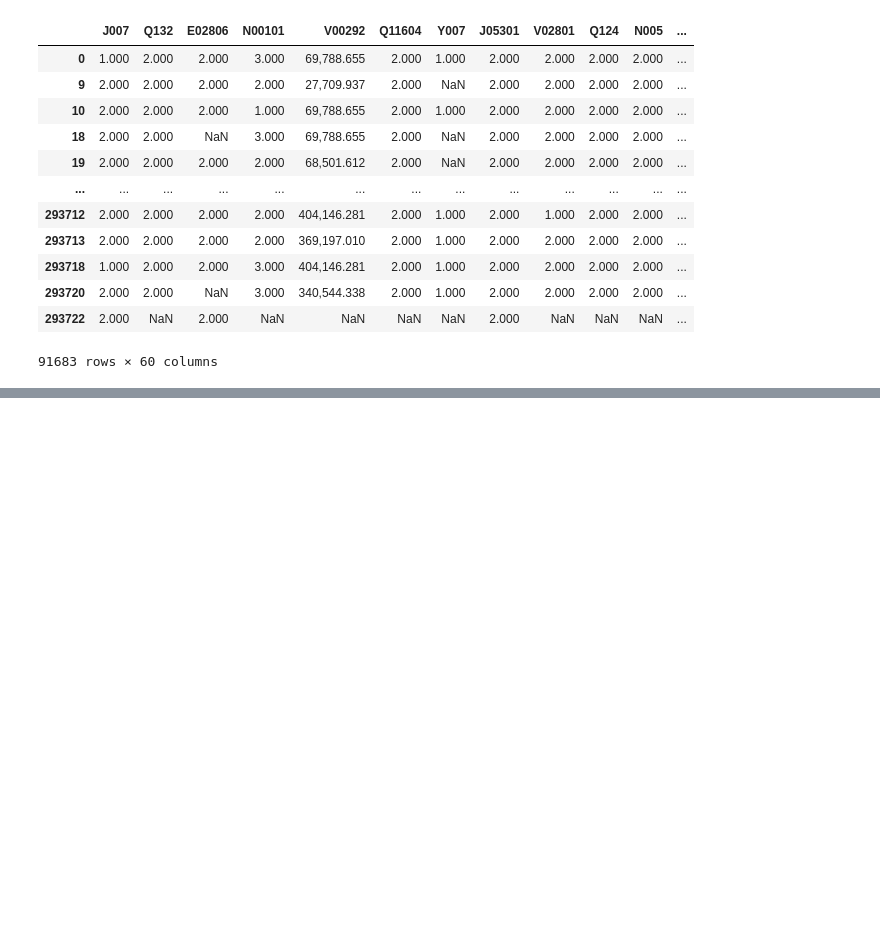
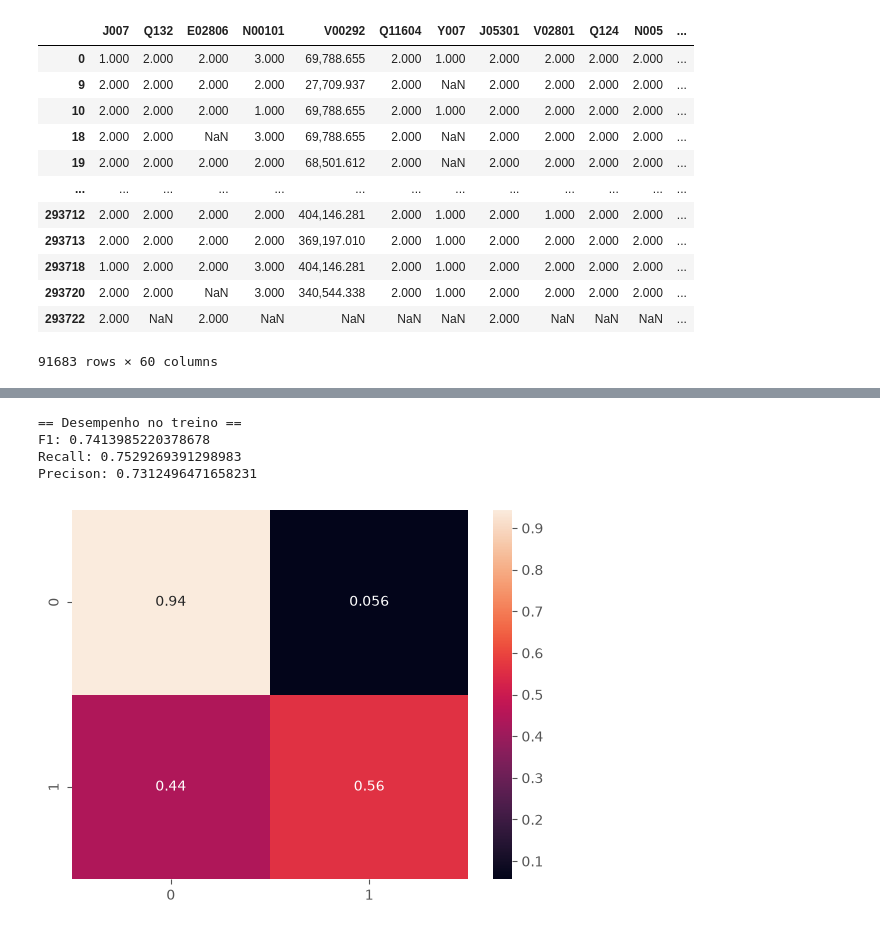
Before and after one commit to toni-cav/Analise_SIICUSP, a Jupyter notebook: exploratorio_depressao_e_sem_depressao.ipynb, the cells around one changed output, grey strips where cells are left out. Drawn from its saved outputs; the diff is of its cells as text; code cells hidden in the pictures; blank space fills up the shorter version.

```diff
--- a/exploratorio_depressao_e_sem_depressao.ipynb
+++ b/exploratorio_depressao_e_sem_depressao.ipynb
@@ -1073,0 +1146,15 @@ eval(clf, X_test, y_test)
+# %%
+melhores_params = dict(study.best_params)
+melhores_params.update({"random_state": 42, "eval_metric": "logloss", "n_jobs": -1})
+
+xgb_final = XGBClassifier(**melhores_params)
+xgb_final.fit(X_train, y_train)
+
+print("== Desempenho no treino ==")
+eval(xgb_final, X_train, y_train)
+# %% [output]
+== Desempenho no treino ==
+F1: 0.7413985220378678
+Recall: 0.7529269391298983
+Precison: 0.7312496471658231
+[figure, added]
```
Also changed, not shown: parts of 11 cells of this notebook.
